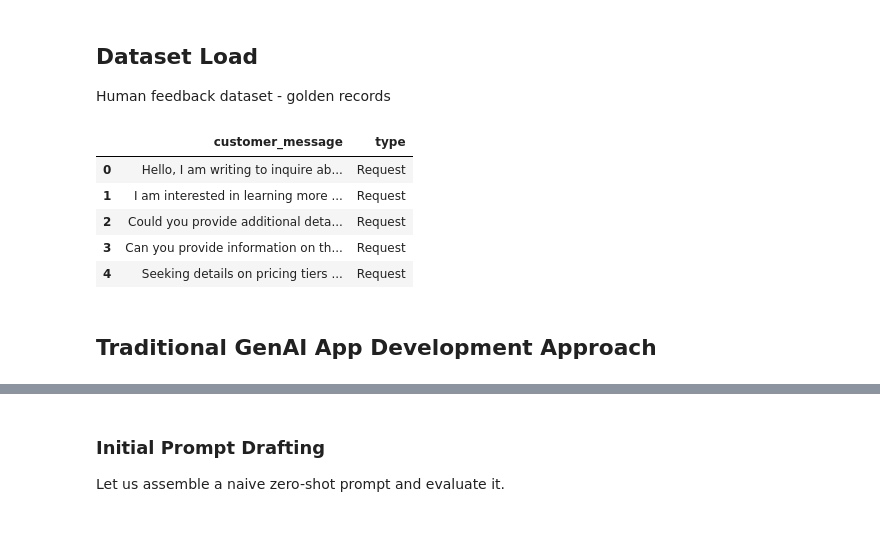
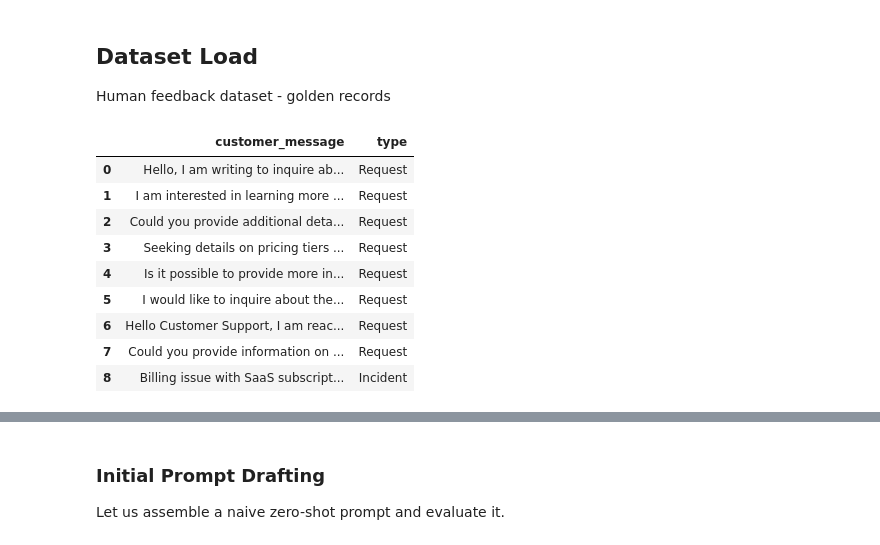
Before and after one commit to kaustuvkunal/genai-ticket-classifier-mlflow-demo, a Jupyter notebook: notebooks/GenAI_Application_Development_with_MLflow.ipynb, the cells around one changed output, grey strips where cells are left out. Saved outputs shown, nothing was run; the diff lists cells and outputs as text; code cells hidden in the pictures.

Commit message:
dataset concised + notebook cleaned

```diff
--- a/notebooks/GenAI_Application_Development_with_MLflow.ipynb
+++ b/notebooks/GenAI_Application_Development_with_MLflow.ipynb
@@ -56,14 +85,16 @@ MODEL_NAME = "llama-3.1-8b-instant"
 
 Human feedback dataset - golden records
 # %%
-support_ticket_categories_gold_examples_df = pd.read_csv('../dataset/support_ticket_categories_gold_examples.csv')
-support_ticket_categories_gold_examples_df.head()
+support_ticket_categories_gold_examples_df = pd.read_csv('../dataset/data_gold_examples.csv')
+support_ticket_categories_gold_examples_df.head(9)
 # %% [output]
 |  | customer_message | type |
 | 0 | Hello, I am writing to inquire ab... | Request |
 | 1 | I am interested in learning more ... | Request |
 | 2 | Could you provide additional deta... | Request |
-| 3 | Can you provide information on th... | Request |
-| 4 | Seeking details on pricing tiers ... | Request |
+| 3 | Seeking details on pricing tiers ... | Request |
+| 4 | Is it possible to provide more in... | Request |
+| 5 | I would like to inquire about the... | Request |
+| 6 | Hello Customer Support, I am reac... | Request |
+| 7 | Could you provide information on ... | Request |
+| 8 | Billing issue with SaaS subscript... | Incident |
-# %% [markdown]
-## Traditional GenAI  App Development Approach
```
Also changed, not shown: parts of 57 cells of this notebook, 37 other files.
